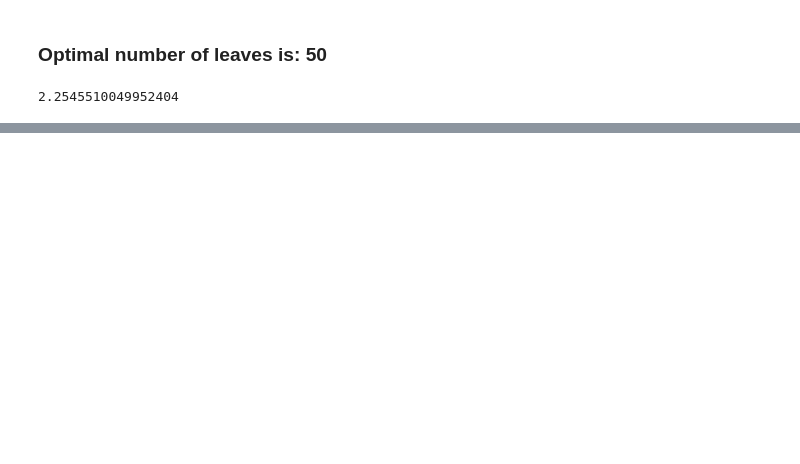
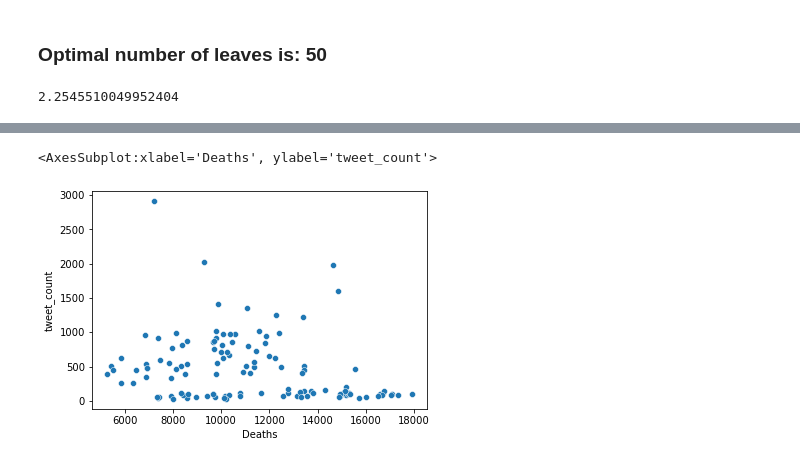
Before and after one commit to hukas/COVIDTweets-Machine-Learning, a Jupyter notebook: COVID Vaccine Tweets - COMP 4522.ipynb, the cells around one changed output, grey strips where cells are left out. Cells and saved outputs as stored; diff of their text form; code cells hidden in the pictures; blank space fills up the shorter version.

```diff
--- a/COVID Vaccine Tweets - COMP 4522.ipynb
+++ b/COVID Vaccine Tweets - COMP 4522.ipynb
@@ -299,0 +385,6 @@ AttributeError: 'AxesSubplot' object has no property 'color'
+# %%
+#Plot for outliers
+sns.scatterplot(x=tweetsDay['Deaths'], y=tweetsDay['tweet_count'])
+# %% [output]
+<AxesSubplot:xlabel='Deaths', ylabel='tweet_count'>
+[figure, added]
```
Also changed, not shown: parts of 25 cells of this notebook, 1 other file.
